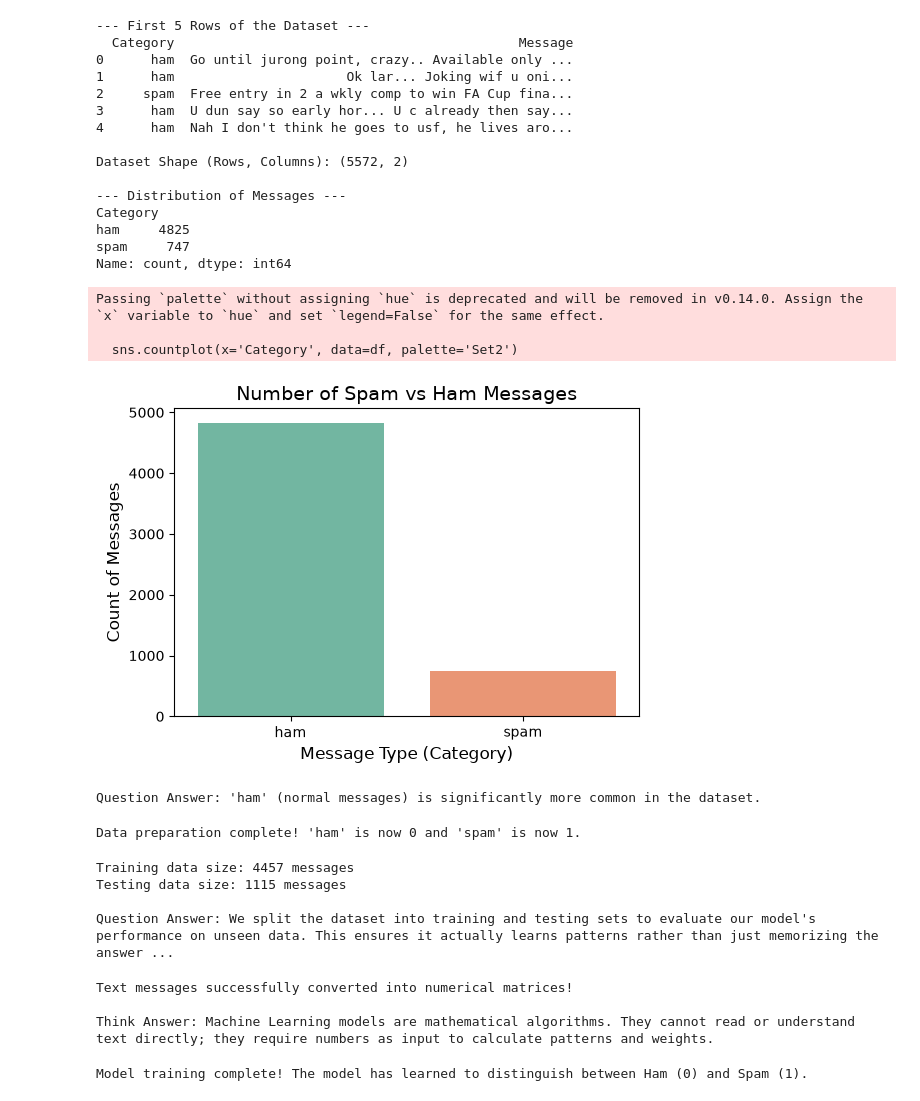
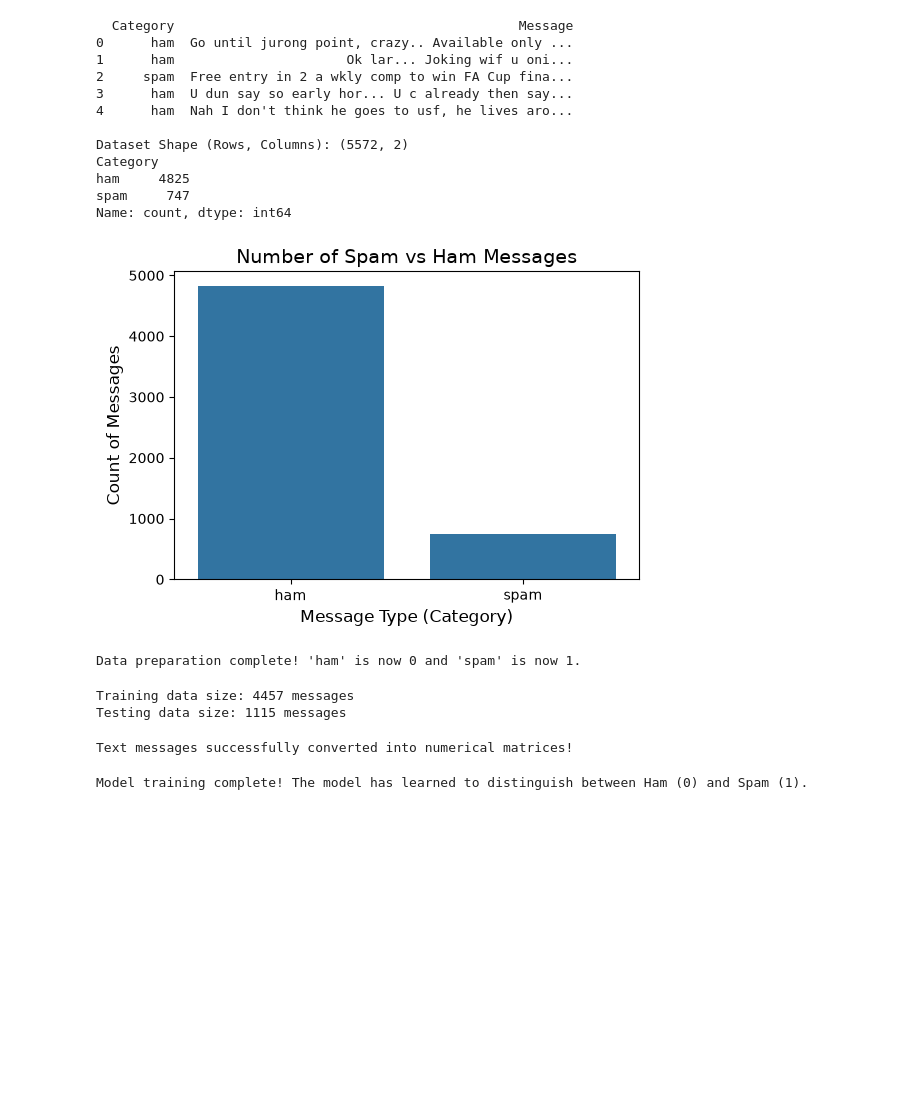
Before and after one commit to devvrat-singh-gth/Sms-Spam-Detector-NLP, a Jupyter notebook: main.ipynb, the cells around one changed output. Cells and saved outputs as stored; diff of their text form; code cells hidden in the pictures; blank space fills up the shorter version.

```diff
--- a/main.ipynb
+++ b/main.ipynb
@@ -12,21 +7,13 @@ from sklearn.feature_extraction.text import CountVectorizer
 from sklearn.linear_model import LogisticRegression
 from sklearn.metrics import accuracy_score, confusion_matrix
 # %%
-# Load the dataset (Make sure spam.csv is in the same folder!)
 df = pd.read_csv('spam.csv')
 
-# Display the first 5 rows
-print("--- First 5 Rows of the Dataset ---")
 print(df.head())
 
-# Find the number of rows and columns
 print(f"\nDataset Shape (Rows, Columns): {df.shape}")
-
-# Check how many Ham and Spam messages are present
-print("\n--- Distribution of Messages ---")
 print(df['Category'].value_counts())
 # %% [output]
---- First 5 Rows of the Dataset ---
   Category                                            Message
 0      ham  Go until jurong point, crazy.. Available only ...
 1      ham                      Ok lar... Joking wif u oni...
@@ -35,32 +22,21 @@ print(df['Category'].value_counts())
 4      ham  Nah I don't think he goes to usf, he lives aro...
 
 Dataset Shape (Rows, Columns): (5572, 2)
-
---- Distribution of Messages ---
 Category
 ham     4825
 spam     747
 Name: count, dtype: int64
 # %%
-# Create a bar chart
 plt.figure(figsize=(6, 4))
-sns.countplot(x='Category', data=df, palette='Set2')
+sns.countplot(x='Category', data=df)
 
-# Add custom labels and title
 plt.title('Number of Spam vs Ham Messages', fontsize=14)
 plt.xlabel('Message Type (Category)', fontsize=12)
 plt.ylabel('Count of Messages', fontsize=12)
 
-# Show the plot directly inside the notebook
 plt.show()
-
-print("\nQuestion Answer: 'ham' (normal messages) is significantly more common in the dataset.")
 # %% [output]
-Passing `palette` without assigning `hue` is deprecated and will be removed in v0.14.0. Assign the `x` variable to `hue` and set `legend=False` for the same effect.
-
-  sns.countplot(x='Category', data=df, palette='Set2')
-[figure, old version]
+[figure, new version]
-Question Answer: 'ham' (normal messages) is significantly more common in the dataset.
 # %%
 # Convert text labels into numerical values
 df['Category'] = df['Category'].map({'ham': 0, 'spam': 1})
@@ -78,24 +53,16 @@ X_train, X_test, y_train, y_test = train_test_split(X, y, test_size=0.2, random_
 
 print(f"Training data size: {X_train.shape[0]} messages")
 print(f"Testing data size: {X_test.shape[0]} messages")
-print("\nQuestion Answer: We split the dataset into training and testing sets to evaluate our model's performance on unseen data. This ensures it actually learns patterns rather than just memorizing the answers.")
 # %% [output]
 Training data size: 4457 messages
 Testing data size: 1115 messages
-
-Question Answer: We split the dataset into training and testing sets to evaluate our model's performance on unseen data. This ensures it actually learns patterns rather than just memorizing the answer ...
 # %%
-# Initialize CountVectorizer and remove common English stopwords
 vectorizer = CountVectorizer(stop_words='english')
 
-# Convert text messages into numerical features
-X_train_transformed = vectorizer.fit_transform(X_train)
-X_test_transformed = vectorizer.transform(X_test)
+X_train_vector = vectorizer.fit_transform(X_train)
+X_test_vector = vectorizer.transform(X_test)
 
 print("Text messages successfully converted into numerical matrices!")
-print("\nThink Answer: Machine Learning models are mathematical algorithms. They cannot read or understand text directly; they require numbers as input to calculate patterns and weights.")
 # %% [output]
 Text messages successfully converted into numerical matrices!
-
-Think Answer: Machine Learning models are mathematical algorithms. They cannot read or understand text directly; they require numbers as input to calculate patterns and weights.
 # %%
```
Also changed, not shown: parts of 6 cells of this notebook.
